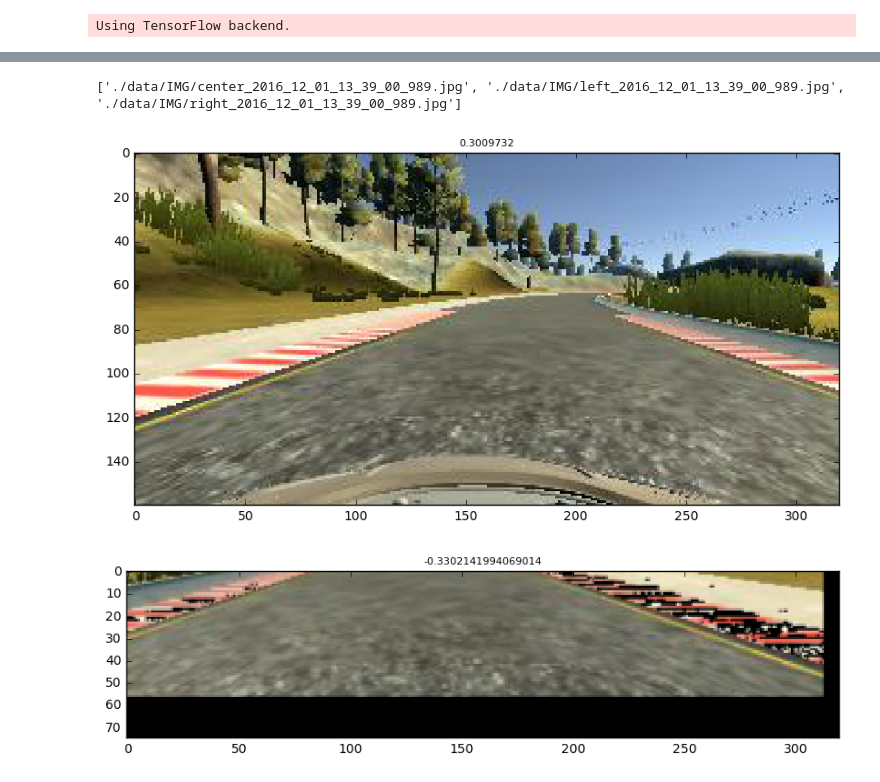
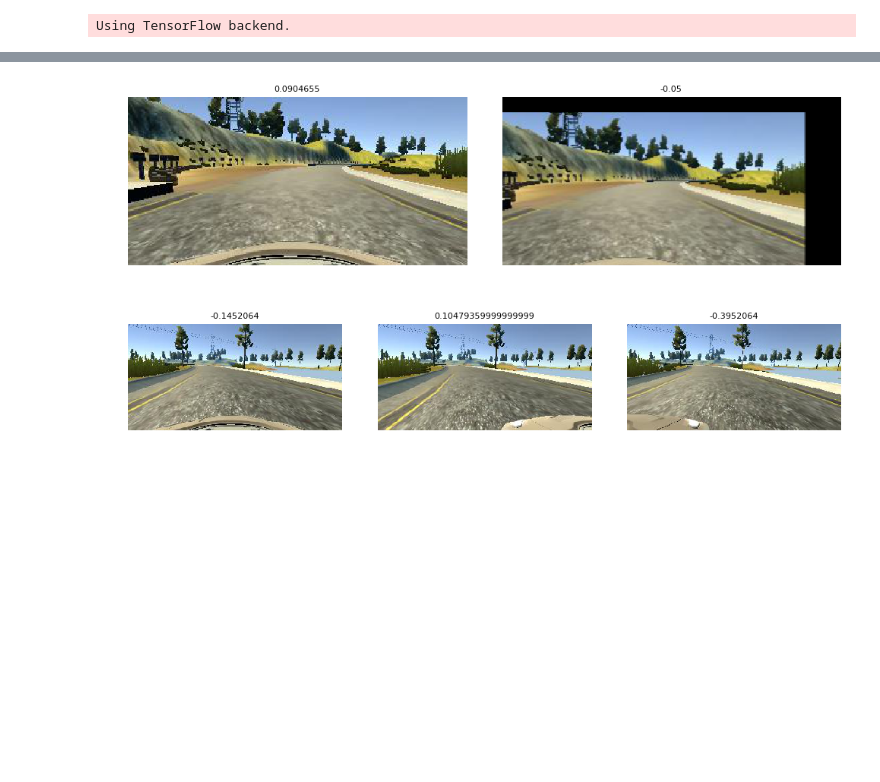
Before and after one commit to iamfaisalkhan/CarND-Behavioral-Cloning, a Jupyter notebook: Behavior-Clonning-v1.ipynb, the cells around one changed output, grey strips where cells are left out. Drawn from its saved outputs; the diff is of its cells as text; code cells hidden in the pictures; blank space fills up the shorter version.

```diff
--- a/Behavior-Clonning-v1.ipynb
+++ b/Behavior-Clonning-v1.ipynb
@@ -53,23 +55,56 @@ plt.show()
 # %%
+from preprocess import translate
+
 idx = np.random.randint(len(files))
 img = cv2.imread(files[idx][0])
 img = cv2.cvtColor(img, cv2.COLOR_BGR2RGB)
 
 
-print(files[idx])
+plt.subplot(121)
+plt.axis('off')
 plt.imshow(img)
 plt.title(steering[idx])
 
-# Translation
-plt.figure()
-X, y = prepare(img, steering[idx])
+X, y = translate(img, steering[idx], 100, 40)
+plt.subplot(122)
+plt.axis('off')
 plt.imshow(X)
-plt.title(y)
-plt.show()
+plt.title("%0.2f"%(y))
+plt.tight_layout()
+plt.savefig('translate_example.png')
 # %% [output]
-['./data/IMG/center_2016_12_01_13_39_00_989.jpg', './data/IMG/left_2016_12_01_13_39_00_989.jpg', './data/IMG/right_2016_12_01_13_39_00_989.jpg']
-[figure, old version]
+[figure, new version]
-[figure, removed]
+# %%
+from preprocess import translate
+
+idx = np.random.randint(len(files))
+img = cv2.imread(files[idx][0])
+img = cv2.cvtColor(img, cv2.COLOR_BGR2RGB)
+
+
+plt.subplot(131)
+plt.axis('off')
+plt.imshow(img)
+plt.title(steering[idx])
+
+img = cv2.imread(files[idx][1])
+img = cv2.cvtColor(img, cv2.COLOR_BGR2RGB)
+plt.subplot(132)
+plt.axis('off')
+plt.imshow(img)
+plt.title(steering[idx]+0.25)
+
+img = cv2.imread(files[idx][2])
+img = cv2.cvtColor(img, cv2.COLOR_BGR2RGB)
+plt.subplot(133)
+plt.axis('off')
+plt.imshow(img)
+plt.title(steering[idx]-0.25)
+
+plt.tight_layout()
+plt.savefig('left_right_camera.png')
+# %% [output]
+[figure, added]
 # %%
 def plot_random_sample(idxs, cols=3, camera=0):
     rows = int(np.ceil(len(idxs)/float(cols)))
```
Also changed, not shown: parts of 10 cells of this notebook, 9 other files.
